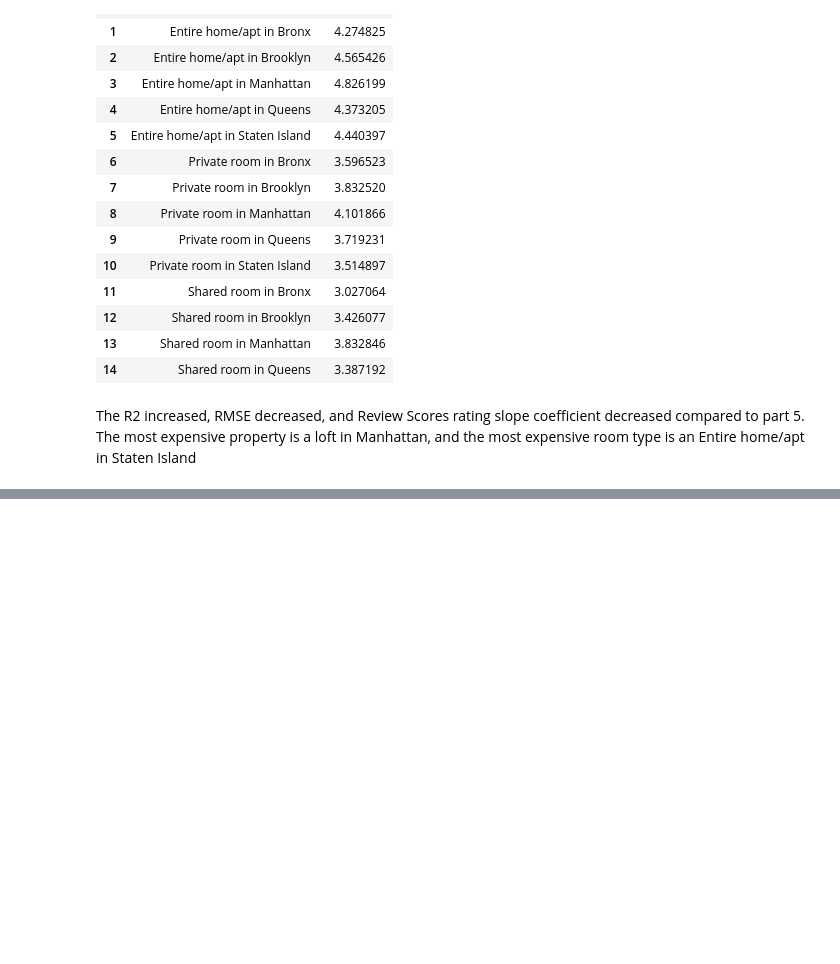
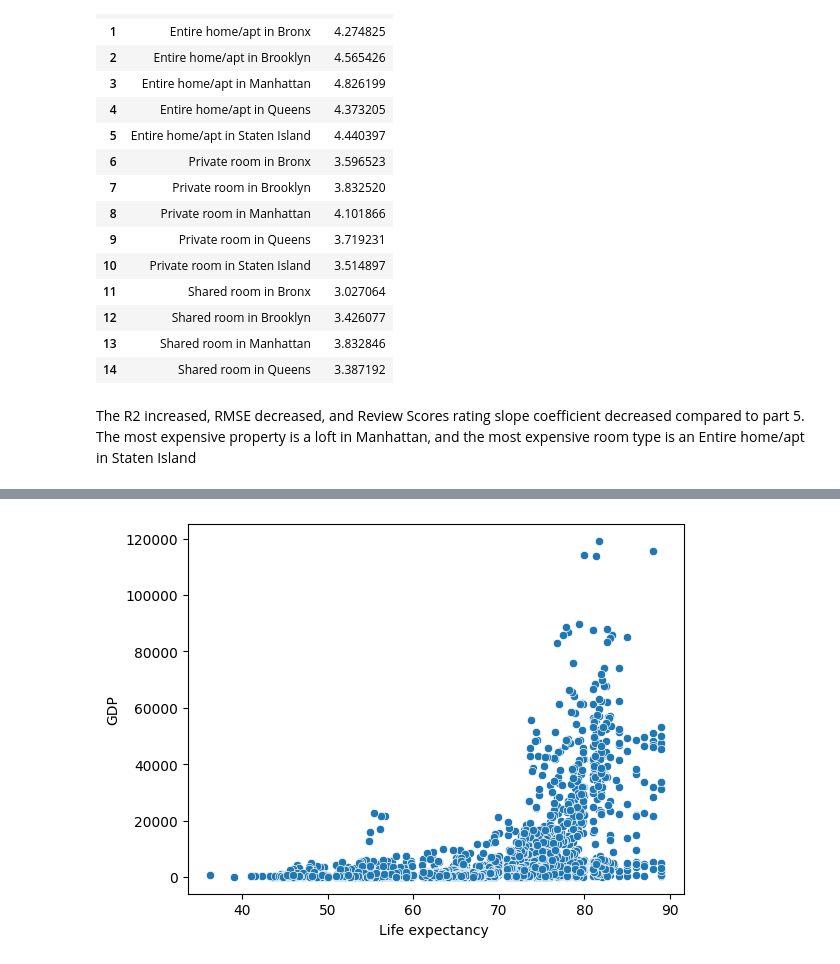
Before and after one commit to cann-emma/myfork-linearRegression, a Jupyter notebook: assignment.ipynb, the cells around one changed output, grey strips where cells are left out. Saved outputs shown, nothing was run; the diff lists cells and outputs as text; code cells hidden in the pictures; blank space fills up the shorter version.

```diff
--- a/assignment.ipynb
+++ b/assignment.ipynb
@@ -409,0 +520,5 @@ The R2 increased, RMSE decreased, and Review Scores rating slope coefficient dec
+# %%
+sns.scatterplot(x= 'Life expectancy ', y= 'GDP', data= life)
+plt.show()
+# %% [output]
+[figure, added]
```
Also changed, not shown: parts of 24 cells of this notebook.
